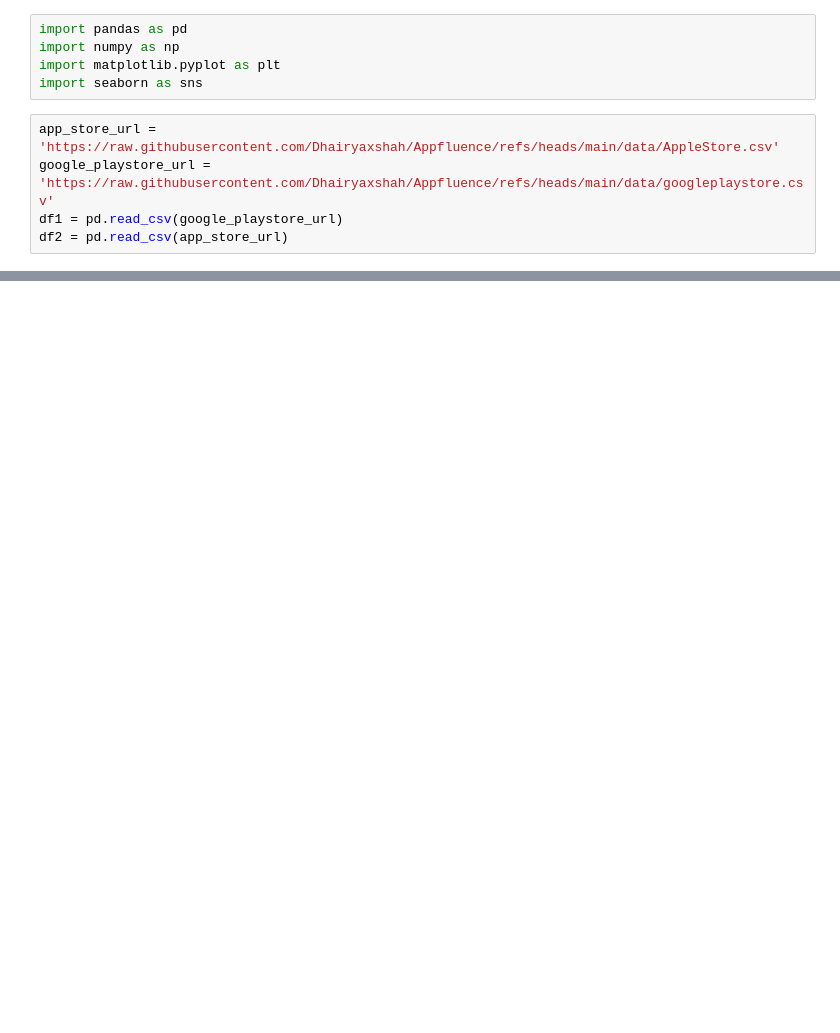
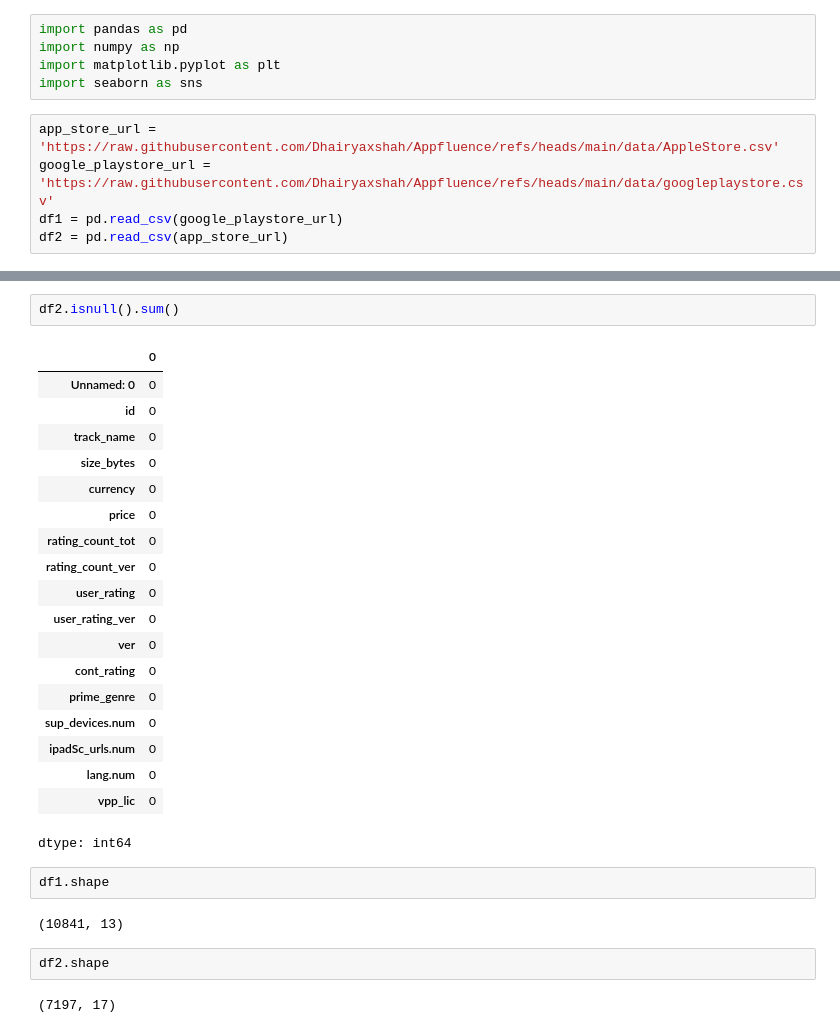
Before and after one commit to Dhairyaxshah/Appfluence, a Jupyter notebook: notebooks/01_data_cleaning.ipynb, the cells around one changed output, grey strips where cells are left out. Cells and saved outputs as stored; diff of their text form; blank space fills up the shorter version.

```diff
--- a/notebooks/01_data_cleaning.ipynb
+++ b/notebooks/01_data_cleaning.ipynb
@@ -48,0 +110,30 @@ df2.tail()
+# %%
+df2.isnull().sum()
+# %% [output]
+|  | 0 |
+| Unnamed: 0 | 0 |
+| id | 0 |
+| track_name | 0 |
+| size_bytes | 0 |
+| currency | 0 |
+| price | 0 |
+| rating_count_tot | 0 |
+| rating_count_ver | 0 |
+| user_rating | 0 |
+| user_rating_ver | 0 |
+| ver | 0 |
+| cont_rating | 0 |
+| prime_genre | 0 |
+| sup_devices.num | 0 |
+| ipadSc_urls.num | 0 |
+| lang.num | 0 |
+| vpp_lic | 0 |
+dtype: int64
+# %%
+df1.shape
+# %% [output]
+(10841, 13)
+# %%
+df2.shape
+# %% [output]
+(7197, 17)
```
Also changed, not shown: parts of 3 cells of this notebook.
